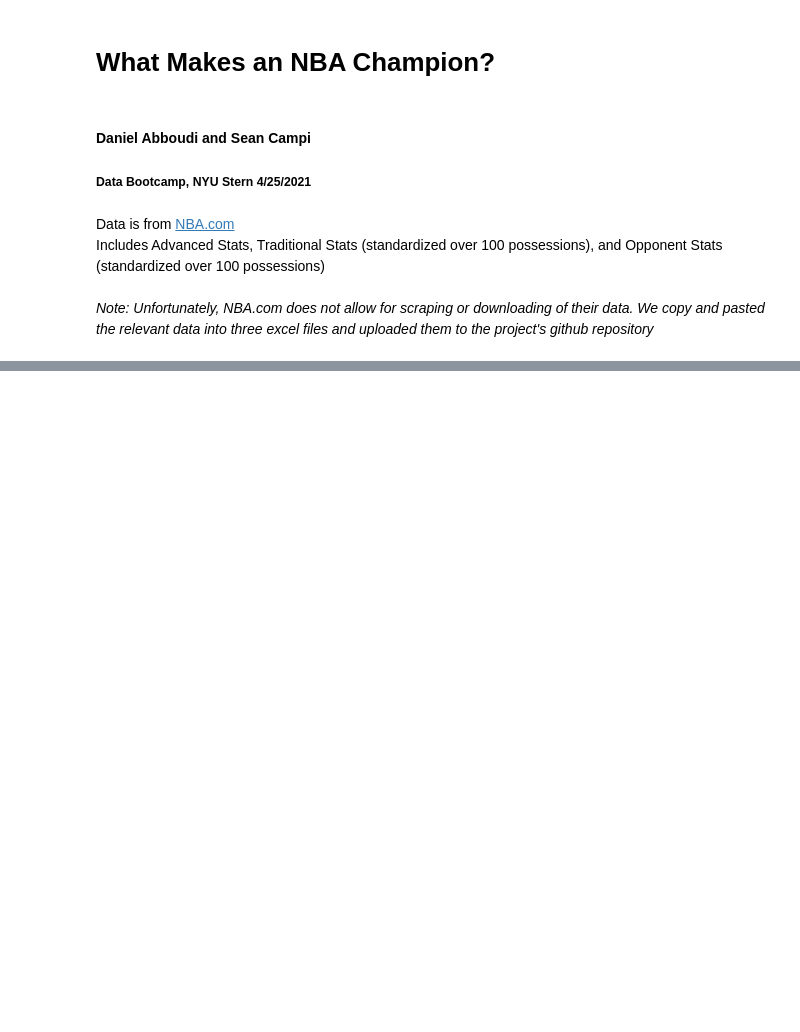
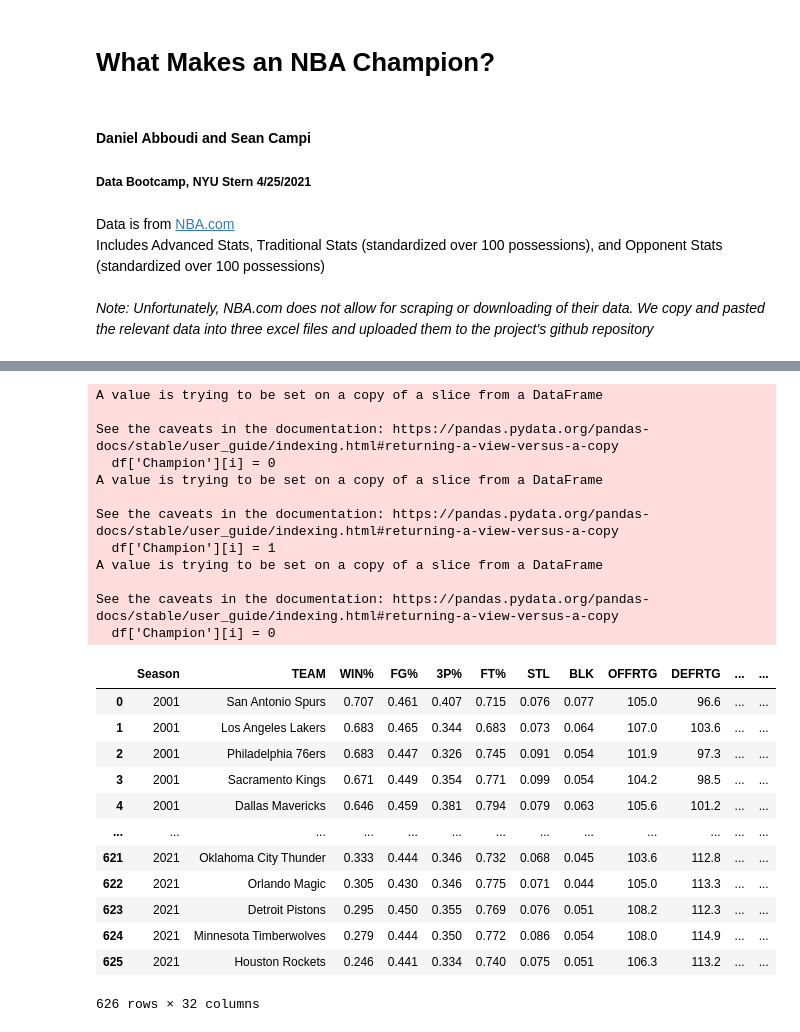
Before and after one commit to danielabboudi/DB_Project, a Jupyter notebook: Abboudi_Campi - Data Bootcamp Final Project.ipynb, the cells around one changed output, grey strips where cells are left out. Drawn from its saved outputs; the diff is of its cells as text; code cells hidden in the pictures; blank space fills up the shorter version.

```diff
--- a/Abboudi_Campi - Data Bootcamp Final Project.ipynb
+++ b/Abboudi_Campi - Data Bootcamp Final Project.ipynb
@@ -71,0 +93,58 @@ df.drop(remove_col,axis=1)
+# %%
+# Create a dictionary of NBA Champions
+champions = {2001: 'Los Angeles Lakers',
+             2002: 'Los Angeles Lakers',
+             2003: 'San Antonio Spurs',
+             2004: 'Detroit Pistons',
+             2005: 'San Antonio Spurs',
+             2006: 'Miami Heat',
+             2007: 'San Antonio Spurs',
+             2008: 'Boston Celtics',
+             2009: 'Los Angeles Lakers',
+             2010: 'Los Angeles Lakers',
+             2011: 'Dallas Mavericks',
+             2012: 'Miami Heat',
+             2013: 'Miami Heat',
+             2014: 'San Antonio Spurs',
+             2015: 'Golden State Warriors',
+             2016: 'Cleveland Cavaliers',
+             2017: 'Golden State Warriors',
+             2018: 'Golden State Warriors',
+             2019: 'Toronto Raptors',
+             2020: 'Los Angeles Lakers'}
+# %%
+# Pull Champions from our Dictionary
+df['Champion'] = 0
+for i in range(0,len(df),1):
+    if df['Season'][i] == 2021:
+        df['Champion'][i] = 0
+    elif df['TEAM'][i] == champions[df['Season'][i]]:
+        df['Champion'][i] = 1
+    else:
+        df['Champion'][i] = 0
+# %% [output]
+A value is trying to be set on a copy of a slice from a DataFrame
+
+See the caveats in the documentation: https://pandas.pydata.org/pandas-docs/stable/user_guide/indexing.html#returning-a-view-versus-a-copy
+  df['Champion'][i] = 0
+A value is trying to be set on a copy of a slice from a DataFrame
+
+See the caveats in the documentation: https://pandas.pydata.org/pandas-docs/stable/user_guide/indexing.html#returning-a-view-versus-a-copy
+  df['Champion'][i] = 1
+A value is trying to be set on a copy of a slice from a DataFrame
+
+See the caveats in the documentation: https://pandas.pydata.org/pandas-docs/stable/user_guide/indexing.html#returning-a-view-versus-a-copy
+  df['Champion'][i] = 0
+|  | Season | TEAM | WIN% | FG% | 3P% | FT% | STL | BLK | OFFRTG | DEFRTG | ... | ... |
+| 0 | 2001 | San Antonio Spurs | 0.707 | 0.461 | 0.407 | 0.715 | 0.076 | 0.077 | 105.0 | 96.6 | ... | ... |
+| 1 | 2001 | Los Angeles Lakers | 0.683 | 0.465 | 0.344 | 0.683 | 0.073 | 0.064 | 107.0 | 103.6 | ... | ... |
+| 2 | 2001 | Philadelphia 76ers | 0.683 | 0.447 | 0.326 | 0.745 | 0.091 | 0.054 | 101.9 | 97.3 | ... | ... |
+| 3 | 2001 | Sacramento Kings | 0.671 | 0.449 | 0.354 | 0.771 | 0.099 | 0.054 | 104.2 | 98.5 | ... | ... |
+| 4 | 2001 | Dallas Mavericks | 0.646 | 0.459 | 0.381 | 0.794 | 0.079 | 0.063 | 105.6 | 101.2 | ... | ... |
+| ... | ... | ... | ... | ... | ... | ... | ... | ... | ... | ... | ... | ... |
+| 621 | 2021 | Oklahoma City Thunder | 0.333 | 0.444 | 0.346 | 0.732 | 0.068 | 0.045 | 103.6 | 112.8 | ... | ... |
+| 622 | 2021 | Orlando Magic | 0.305 | 0.430 | 0.346 | 0.775 | 0.071 | 0.044 | 105.0 | 113.3 | ... | ... |
+| 623 | 2021 | Detroit Pistons | 0.295 | 0.450 | 0.355 | 0.769 | 0.076 | 0.051 | 108.2 | 112.3 | ... | ... |
+| 624 | 2021 | Minnesota Timberwolves | 0.279 | 0.444 | 0.350 | 0.772 | 0.086 | 0.054 | 108.0 | 114.9 | ... | ... |
+| 625 | 2021 | Houston Rockets | 0.246 | 0.441 | 0.334 | 0.740 | 0.075 | 0.051 | 106.3 | 113.2 | ... | ... |
+626 rows × 32 columns
```
Also changed, not shown: parts of 6 cells of this notebook.
